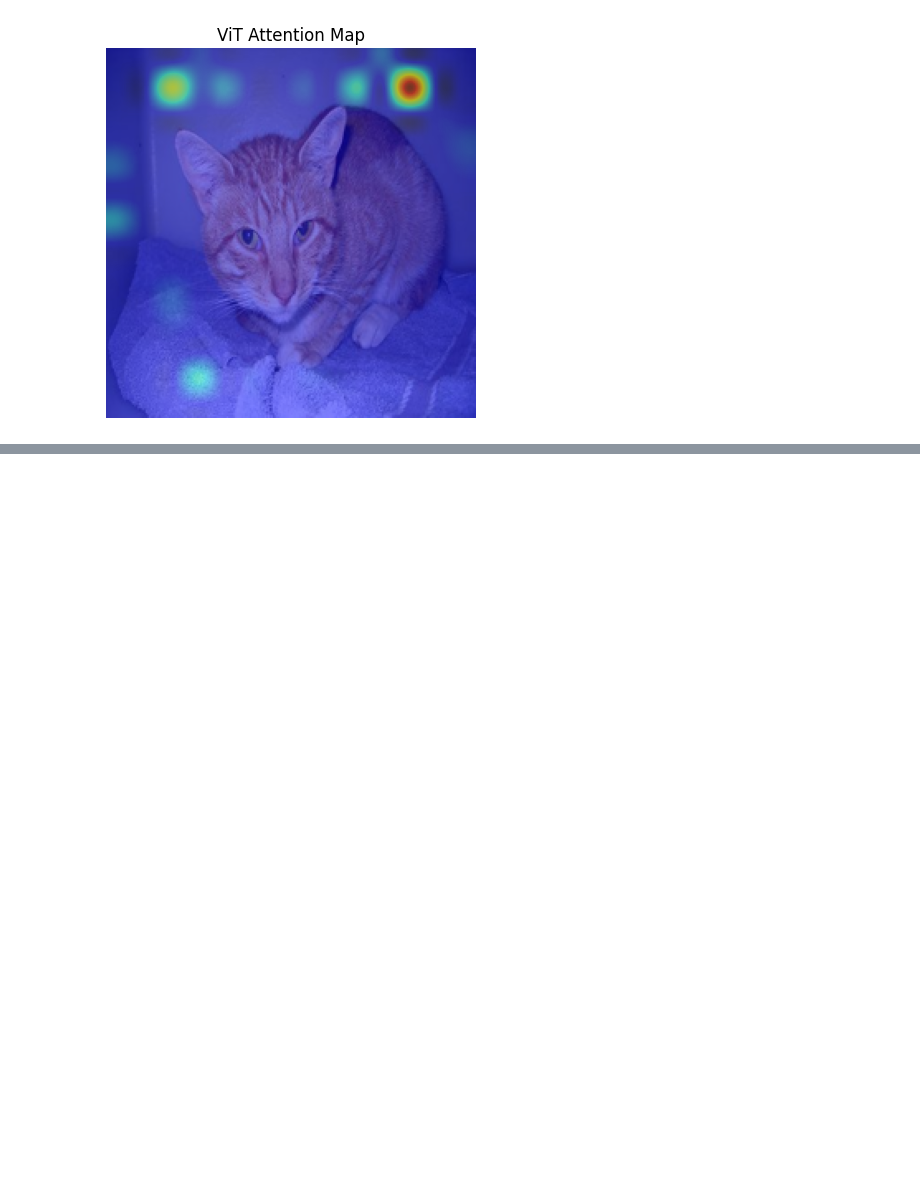
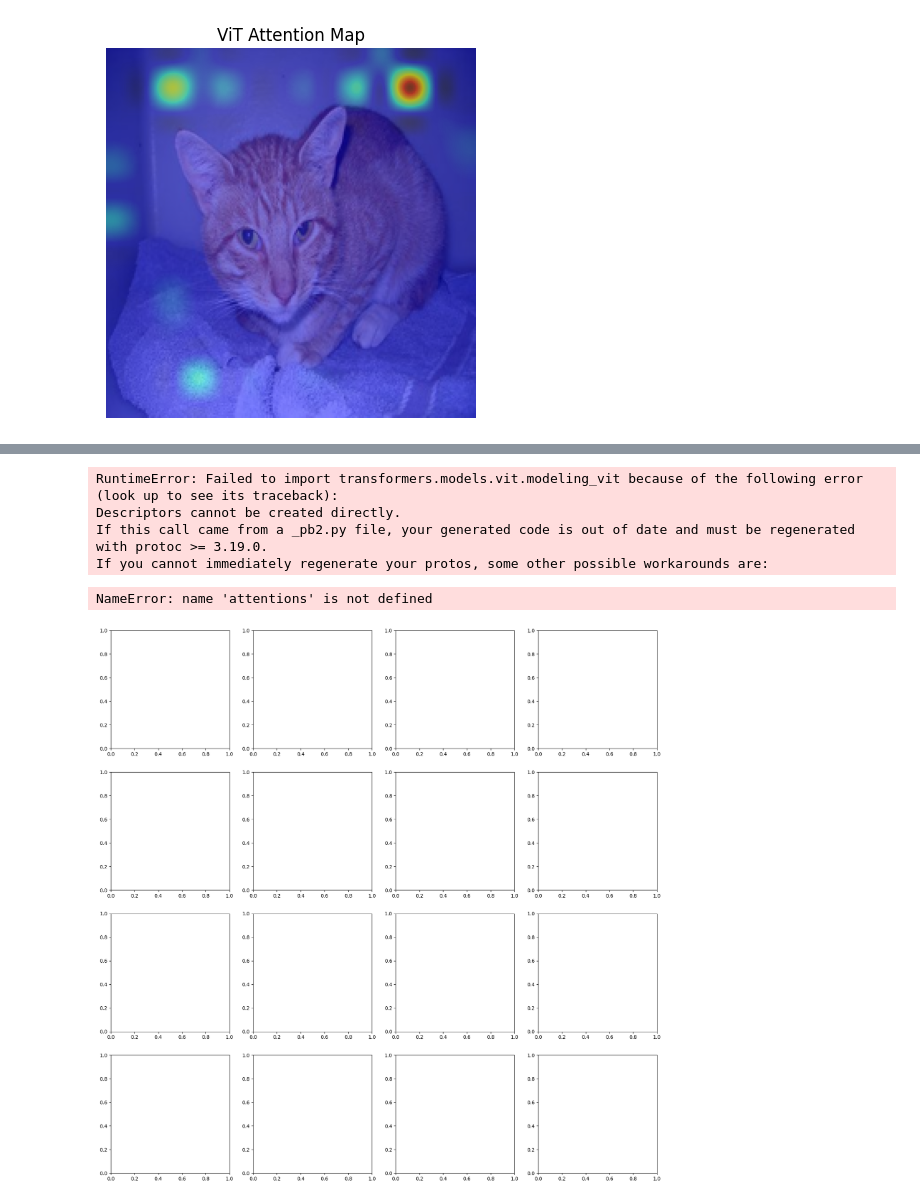
Before and after one commit to eladlaks/osteoporosis_project, a Jupyter notebook: notebooks/attention.ipynb, the cells around one changed output, grey strips where cells are left out. Drawn from its saved outputs; the diff is of its cells as text; code cells hidden in the pictures; blank space fills up the shorter version.

```diff
--- a/notebooks/attention.ipynb
+++ b/notebooks/attention.ipynb
@@ -102,0 +336,27 @@ plt.show()
+# %%
+from transformers import ViTForImageClassification, ViTImageProcessor
+
+# Load a pre-trained ViT model and feature extractor
+model_name = 'google/vit-large-patch32-384'
+processor = ViTImageProcessor.from_pretrained(model_name, do_rescale=False)
+model = ViTForImageClassification.from_pretrained(model_name, attn_implementation='eager')
+
+# Run an image through the pipline
+inputs = processor(images=img, return_tensors="pt")
+outputs = model(**inputs, output_attentions=True)
+
+# Getting the attentions
+attentions = outputs.attentions
+# %% [output]
+RuntimeError: Failed to import transformers.models.vit.modeling_vit because of the following error (look up to see its traceback):
+Descriptors cannot be created directly.
+If this call came from a _pb2.py file, your generated code is out of date and must be regenerated with protoc >= 3.19.0.
+If you cannot immediately regenerate your protos, some other possible workarounds are:
+# %%
+ig, axs = plt.subplots(4, 4, figsize=(20, 20))
+for i, ax in enumerate(axs.flatten()):
+    ax.imshow(attentions[-1][0, i, :, :].detach().cpu().numpy())
+    ax.axis('off')
+# %% [output]
+NameError: name 'attentions' is not defined
+[figure, added]
```
Also changed, not shown: parts of 15 cells of this notebook.
